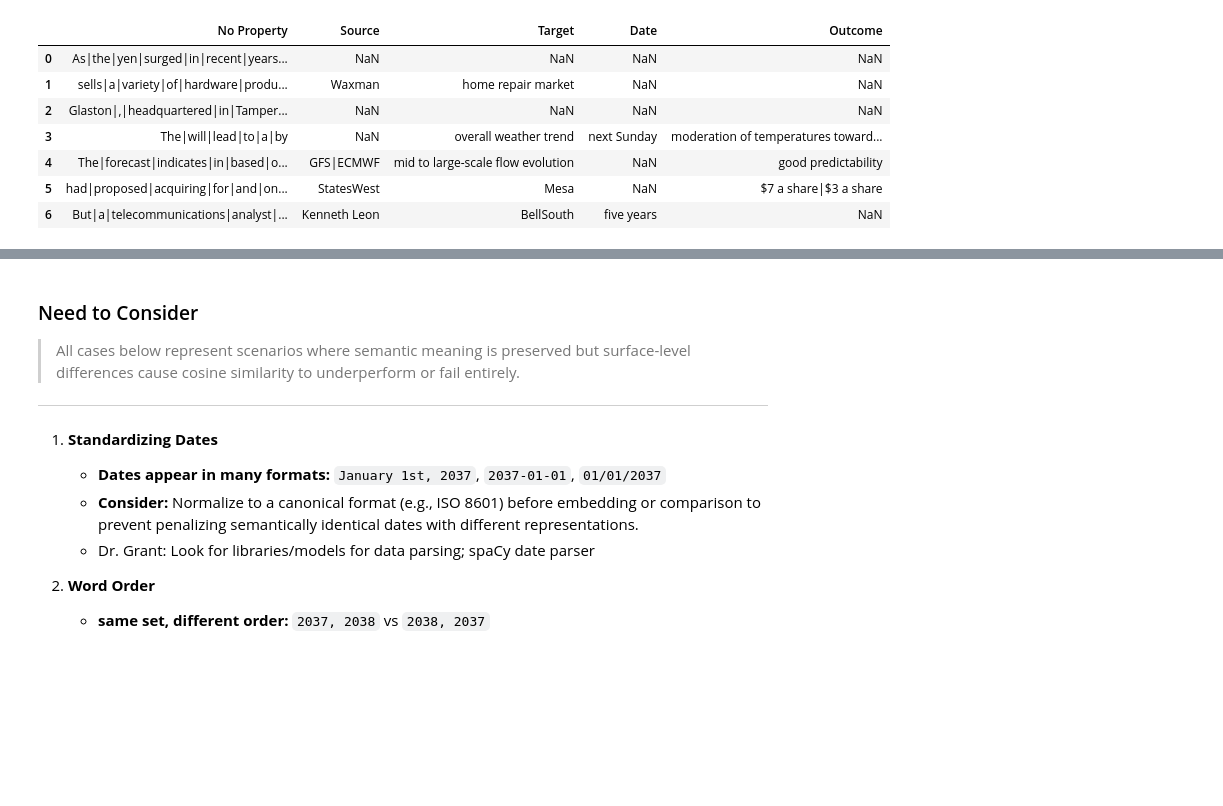
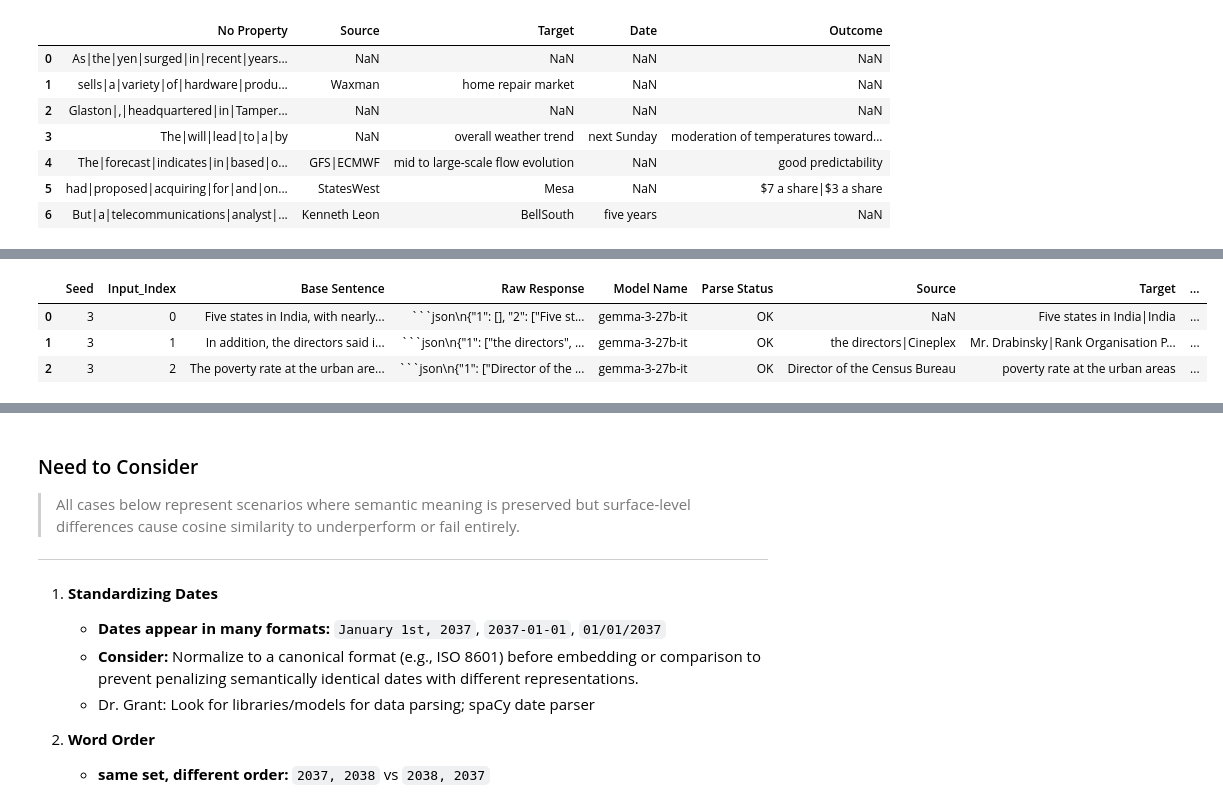
Before and after one commit to ufdatastudio/predictions, a Jupyter notebook: properties_extraction_experiments/evaluate_property_extraction_y_vs_llm.ipynb, the cells around one changed output, grey strips where cells are left out. Drawn from its saved outputs; the diff is of its cells as text; code cells hidden in the pictures; blank space fills up the shorter version.

````diff
--- a/properties_extraction_experiments/evaluate_property_extraction_y_vs_llm.ipynb
+++ b/properties_extraction_experiments/evaluate_property_extraction_y_vs_llm.ipynb
@@ -54,3 +74,9 @@ col_names
 # %%
-y_df = df.copy()
-y_hat_df = df.copy()
+y_hat_df = DataProcessing.load_from_file(y_hat_data_path)
+y_hat_df = y_hat_df.copy()
+y_hat_df.head(3)
+# %% [output]
+|  | Seed | Input_Index | Base Sentence | Raw Response | Model Name | Parse Status | Source | Target | ... |
+| 0 | 3 | 0 | Five states in India, with nearly... | ```json\n{"1": [], "2": ["Five st... | gemma-3-27b-it | OK | NaN | Five states in India|India | ... |
+| 1 | 3 | 1 | In addition, the directors said i... | ```json\n{"1": ["the directors", ... | gemma-3-27b-it | OK | the directors|Cineplex | Mr. Drabinsky|Rank Organisation P... | ... |
+| 2 | 3 | 2 | The poverty rate at the urban are... | ```json\n{"1": ["Director of the ... | gemma-3-27b-it | OK | Director of the Census Bureau | poverty rate at the urban areas | ... |
````
Also changed, not shown: parts of 13 cells of this notebook, 1 other file.
